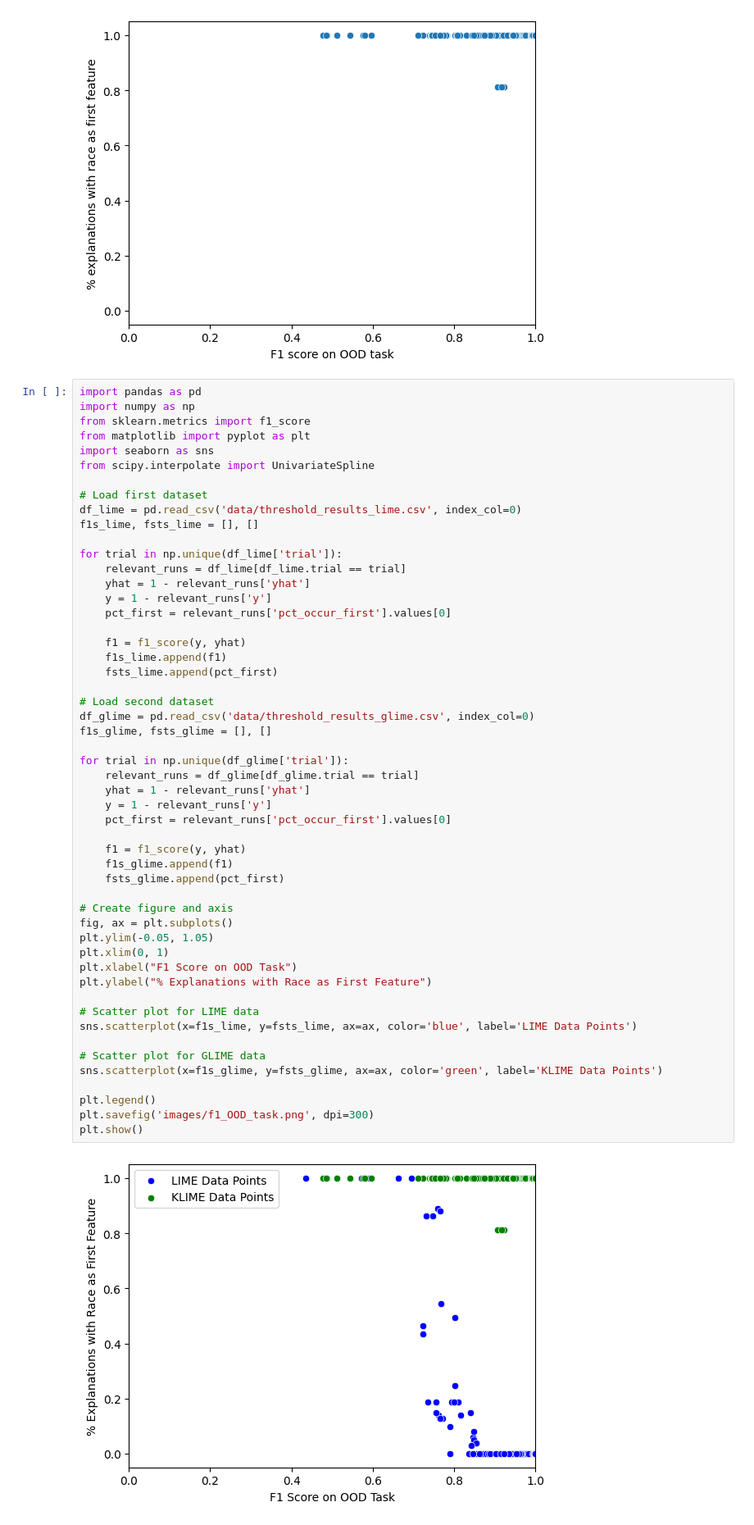
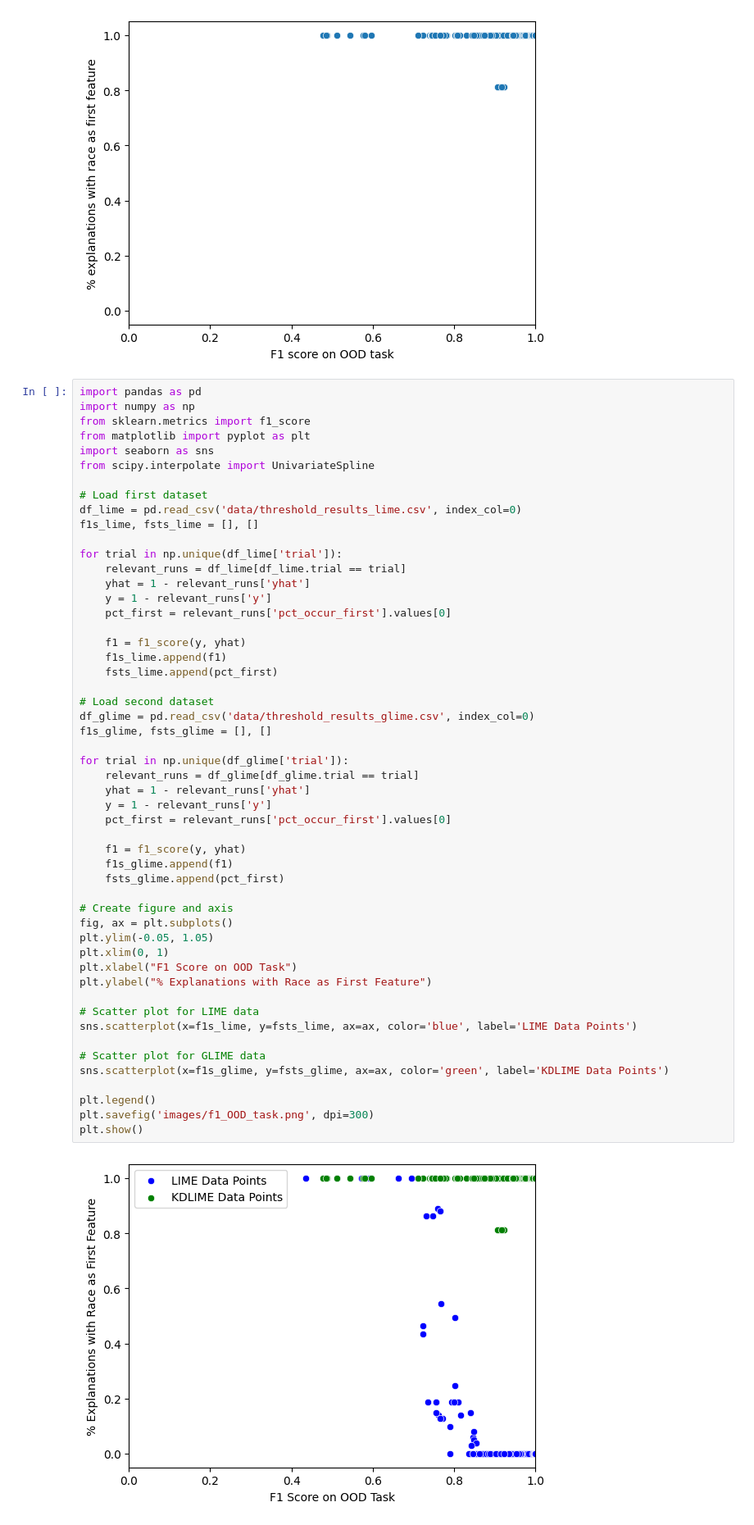
Before and after one commit to datasciencejeff/Fooling-LIME-SHAP, a Jupyter notebook: COMPAS_Example.ipynb, the cells around one changed output. Shown at 82% size. Cells and saved outputs as stored; diff of their text form.

```diff
--- a/COMPAS_Example.ipynb
+++ b/COMPAS_Example.ipynb
@@ -458,32 +449,32 @@ for trial in np.unique(df_lime['trial']):
 # Load second dataset
 df_glime = pd.read_csv('data/threshold_results_glime.csv', index_col=0)
 f1s_glime, fsts_glime = [], []
 
 for trial in np.unique(df_glime['trial']):
     relevant_runs = df_glime[df_glime.trial == trial]
     yhat = 1 - relevant_runs['yhat']
     y = 1 - relevant_runs['y']
     pct_first = relevant_runs['pct_occur_first'].values[0]
 
     f1 = f1_score(y, yhat)
     f1s_glime.append(f1)
     fsts_glime.append(pct_first)
 
 # Create figure and axis
 fig, ax = plt.subplots()
 plt.ylim(-0.05, 1.05)
 plt.xlim(0, 1)
 plt.xlabel("F1 Score on OOD Task")
 plt.ylabel("% Explanations with Race as First Feature")
 
 # Scatter plot for LIME data
 sns.scatterplot(x=f1s_lime, y=fsts_lime, ax=ax, color='blue', label='LIME Data Points')
 
 # Scatter plot for GLIME data
-sns.scatterplot(x=f1s_glime, y=fsts_glime, ax=ax, color='green', label='KLIME Data Points')
+sns.scatterplot(x=f1s_glime, y=fsts_glime, ax=ax, color='green', label='KDLIME Data Points')
 
 plt.legend()
 plt.savefig('images/f1_OOD_task.png', dpi=300)
 plt.show()
 # %% [output]
-[figure, old version]
+[figure, new version]
```
Also changed, not shown: parts of 2 cells of this notebook, 4 other files.
